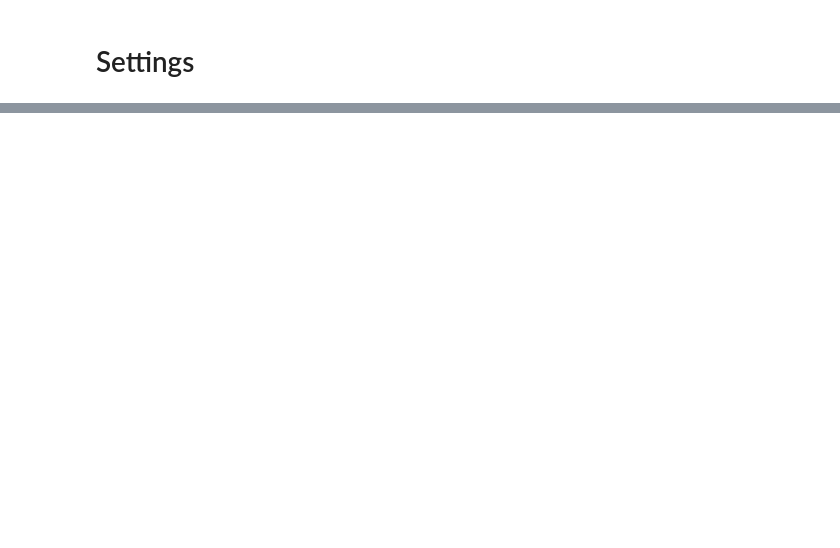
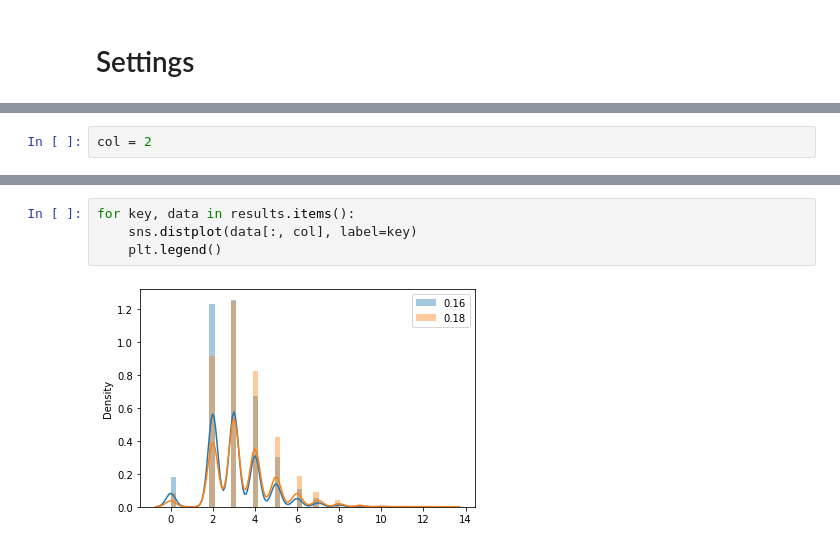
Before and after one commit to andreasfragner/qa-dna-batch-testing, a Jupyter notebook: notebooks/prototyping.ipynb, the cells around one changed output, grey strips where cells are left out. Saved outputs shown, nothing was run; the diff lists cells and outputs as text; blank space fills up the shorter version.

```diff
--- a/notebooks/prototyping.ipynb
+++ b/notebooks/prototyping.ipynb
@@ -135,0 +145,2 @@ num_positive, len(cluster_labels), cluster_sizes.max()
+# %%
+col = 2
@@ -135,0 +154,6 @@ num_positive, len(cluster_labels), cluster_sizes.max()
+# %%
+for key, data in results.items():
+    sns.distplot(data[:, col], label=key)
+    plt.legend()
+# %% [output]
+[figure, added]
```
Also changed, not shown: parts of 40 cells of this notebook, 4 other files.
